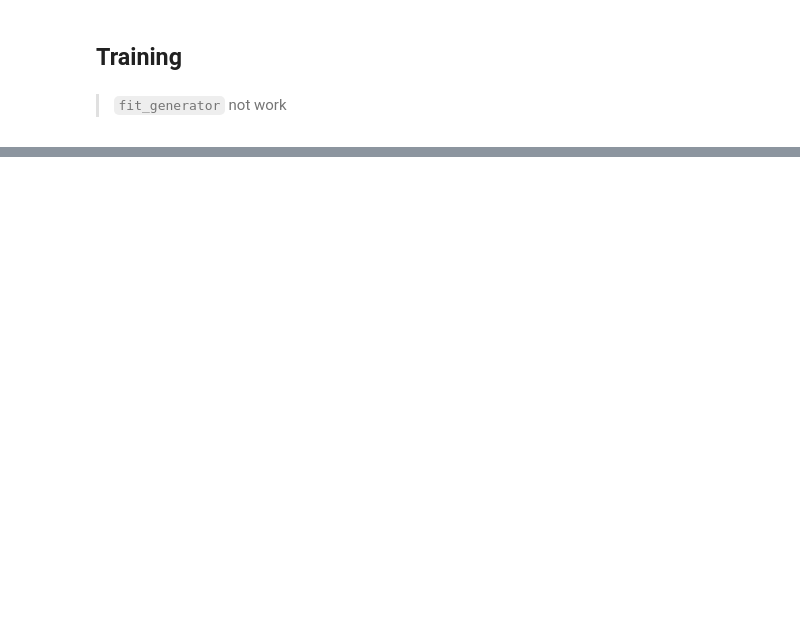
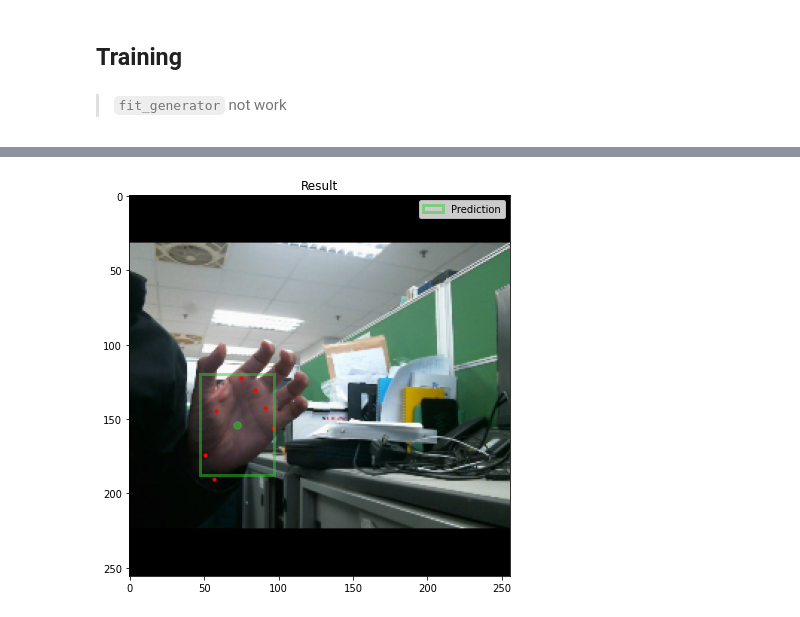
Before and after one commit to yirueilu-b/blaze-palm-tf2, a Jupyter notebook: train.ipynb, the cells around one changed output, grey strips where cells are left out. Saved outputs shown, nothing was run; the diff lists cells and outputs as text; code cells hidden in the pictures; blank space fills up the shorter version.

```diff
--- a/train.ipynb
+++ b/train.ipynb
@@ -77,0 +109,3 @@ KeyboardInterrupt:
+# %%
+def sigmoid(values):
+    return 1/(1+np.exp(-values))
@@ -77,0 +191,57 @@ KeyboardInterrupt:
+# %%
+anchor_config = AnchorsConfig(fixed_anchor_size=False)
+anchor_generator = AnchorsGenerator(anchor_config)
+anchors = anchor_generator.generate()
+anchors_normalized = np.array([[anchor.x_center,anchor.y_center, anchor.w, anchor.h] for anchor in anchors])
+# %%
+image_path = np.random.choice(glob.glob(os.path.join('dataset','image','*.jpg')))
+image = preprocess(cv2.imread(image_path), 256, 256)
+pred = model.predict(image)
+
+output_clf = pred[:,:,0][0]
+output_reg = pred[:,:,1:][0]
+scores = sigmoid(output_clf)
+t = 0.95
+output_reg = output_reg[scores>t]
+output_clf = output_clf[scores>t]
+candidate_anchors = anchors_normalized[scores>t]
+
+moved_output_reg = output_reg.copy()
+moved_output_reg[:, :2] = moved_output_reg[:, :2] + candidate_anchors[:, :2] * 256
+
+box_ids = non_max_suppression_fast(moved_output_reg[:, :4], output_clf)
+
+center_wo_offst = candidate_anchors[box_ids,:2] * 256
+bboxes = moved_output_reg[box_ids, :4].astype('int')
+keypoints_set = output_reg[box_ids,4:].reshape(-1, 7, 2)
+for i in range(len(keypoints_set)):
+    keypoints_set[i] = keypoints_set[i] + center_wo_offst[i]
+
+color = ['limegreen', 'r']
+width = [3, 3]
+style = ['-', '--']
+alpha = [1, 0.5]
+
+
+plt.figure(figsize=(7, 7))
+plt.title("Result")
+image_show = preprocess(cv2.imread(image_path), 256, 256, False)
+result_image = image_show.copy()[0]
+
+for i in range(len(bboxes)):
+    cx, cy, w, h = bboxes[i][:4]
+    x1, y1, x2, y2 = (cx-w//2, cy-h//2, cx+w//2, cy+h//2)
+    if i == 0:
+        rect = patches.Rectangle((x1,y1), x2-x1, y2-y1, lw=width[1], ec=color[0], ls=style[0], alpha=alpha[1], facecolor="none", label='Prediction')
+    else:
+        rect = patches.Rectangle((x1,y1), x2-x1, y2-y1, lw=width[1], ec=color[0], ls=style[0], alpha=alpha[1], facecolor="none")
+    plt.gca().add_patch(rect)
+    plt.scatter((x2+x1)/2, (y2+y1)/2, color=color[0], s=54.87, alpha=alpha[1])
+    for key_point in keypoints_set[i]:
+        plt.scatter(key_point[0], key_point[1], color=color[1], s=9.487)
+
+plt.legend()
+plt.imshow(result_image)
+plt.show()
+# %% [output]
+[figure, added]
```
Also changed, not shown: parts of 13 cells of this notebook, 1 other file.
